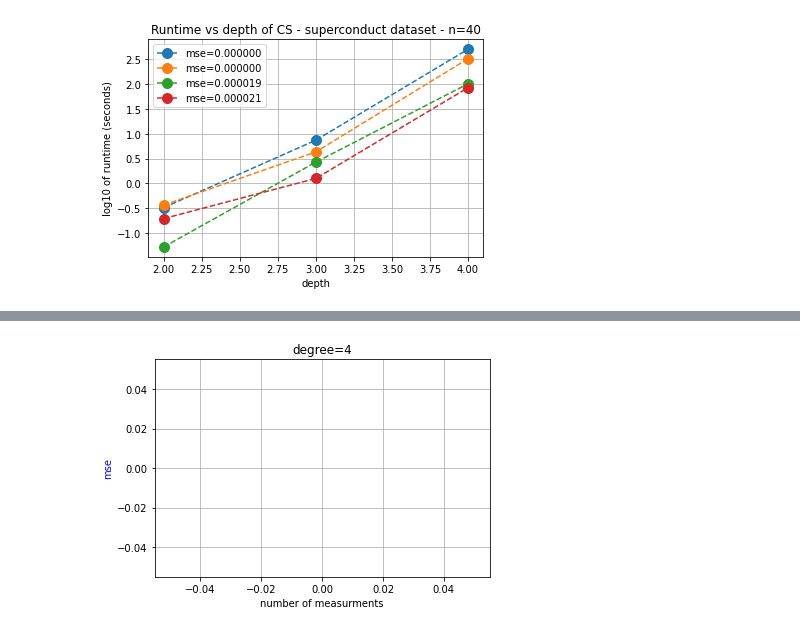
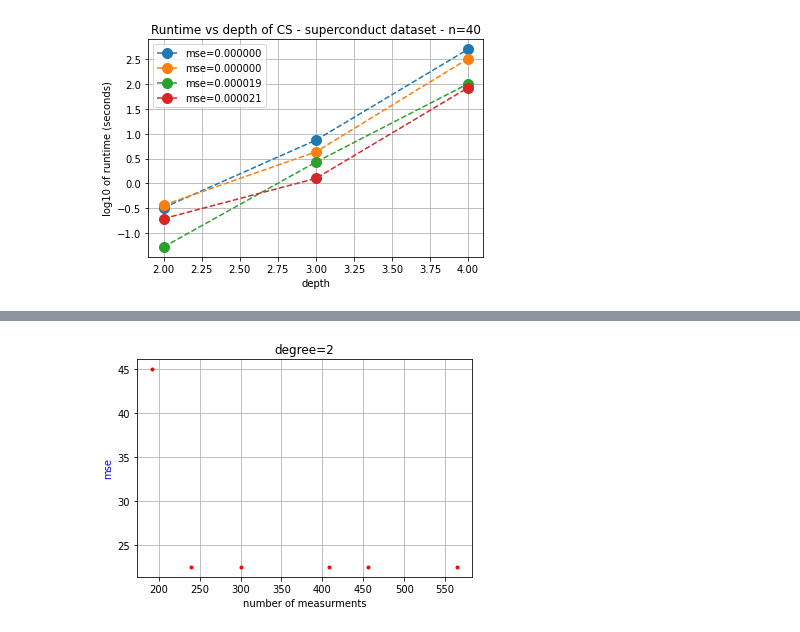
Before and after one commit to andisheh94/sparse_fourier_and_cs_on_xgboost, a Jupyter notebook: learning_boolean_functions/plotter/plotter.ipynb, the cells around one changed output, grey strips where cells are left out. Saved outputs shown, nothing was run; the diff lists cells and outputs as text; code cells hidden in the pictures.

Commit message:
updated parallel launcher

```diff
--- a/learning_boolean_functions/plotter/plotter.ipynb
+++ b/learning_boolean_functions/plotter/plotter.ipynb
@@ -153,0 +138,15 @@ for depth in [4]:
+# %%
+# Reed solomon one more time after examination
+C_ratio_list = {2:[(0.6,1.1)], 3:[(0.1,1.1)], 4:[(0.05, 2.6)], 5:[(0.05, 5.0)]}
+result_reed_solomon = {}
+for depth in [2, 3,4,5]:
+    result_reed_solomon[depth] = []
+    for C, ratio in C_ratio_list[depth]:
+        try:
+            f =open(f"../results/reed_solomon/{dataset}_n={n}_no_trees={no_trees}_depth={depth}_C={C:.3}_ratio={ratio:.3}.json")
+            data = json.loads(f.read())
+            normalized_mse = data["mse"]/data['true_fourier_norm_squared']
+            print(data["C"], data["ratio"], data["mse"], normalized_mse, data["measurements"])
+            result_reed_solomon[depth].append((data["measurements"], data["mse"],  data["C"], data["ratio"],  data["time_cached"]))
+        except:
+            print(f"Could not find {dataset}_n={n}_no_trees={no_trees}_depth={depth}_C={C:.3}_ratio={ratio:.3}.json")
@@ -155,10 +159,10 @@ for depth in [4]:
 # Binning method
 from math import ceil
 result_binning = {}
-for depth in [4]:
+for depth in [2, 3, 4, 5]:
     print("depth=", depth)
     result_binning[depth] = []
-    for C, ratio in C_ratio_list:
+    for C, ratio in C_ratio_list[depth]:
             # Iterations over the frequency recovery primitive
             cs_bins_range = np.linspace(0.2 * depth ** 2 , depth ** 2, 10)
             cs_bins_range = [ceil(a) for a in cs_bins_range]
@@ -187,5 +201,5 @@ Could not find superconduct_n=324_no_trees=20_depth=4_C=0.05_ratio=2.6_csbins=8_
 # %%
-for depth in [4]:
+for depth in [2, 3, 4, 5]:
     fig, ax = plt.subplots()
     ax.set_ylabel("mse", color="blue")
     ax.set_xlabel("number of measurments")
@@ -202,16 +219,17 @@ for depth in [4]:
 # Random measurement method
 from math import ceil
 result_random = {}
-for depth in [4]:
+for depth in [2]:
     result_random[depth] = []
-    for C, ratio in C_ratio_list:
+    for C, ratio in C_ratio_list[depth]:
         for sampling_factor in np.linspace(0.2,1.4,10):
             try:
-                dir_string= f"../results/random_parallel/{dataset}_n={n}_no_trees={no_trees}_depth={depth}_C={C:.3}_ratio={ratio:.3}_samplefactor={sampling_factor:.3}.json"
+                dir_string= f"../results/random_parallel/{dataset}_n={n}_no_trees={no_trees}_depth={depth}_C={C:.3}_ratio={ratio:.3}_samplefactor={sampling_factor:.3}_ncores=10.json"
                 f =open(dir_string)
                 data = json.loads(f.read())
                 print(data["mse"])
-                result_random[depth].append((data["measurements"], data["mse"]))
+                if data["mse"] < 100:
+                    result_random[depth].append((data["measurements"], data["mse"]))
             except:
                 print(f" Couldn't find {dir_string}")
 # %% [output]
@@ -228,14 +246,14 @@ for depth in [4]:
 # %%
-for depth in [4]:
+for depth in [2]:
     fig, ax = plt.subplots()
     ax.set_ylabel("mse", color="blue")
     ax.set_xlabel("number of measurments")
-    #ax.plot([a[0] for a in result_binning[depth]],[a[1] for a in result_binning[depth]],'b.')
+    ax.plot([a[0] for a in result_binning[depth]],[a[1] for a in result_binning[depth]],'b.')
     ax.plot([a[0] for a in result_random[depth]],[a[1] for a in result_random[depth]],'r.')
     ax.xaxis.grid()
     ax.yaxis.grid()
     ax.set_title(f"degree={depth}")
     #plt.savefig(f"images/random/n={n}_d={degree}", dpi=300)
     plt.show()
 # %% [output]
-[figure, old version]
+[figure, new version]
```
Also changed, not shown: parts of 12 cells of this notebook.
